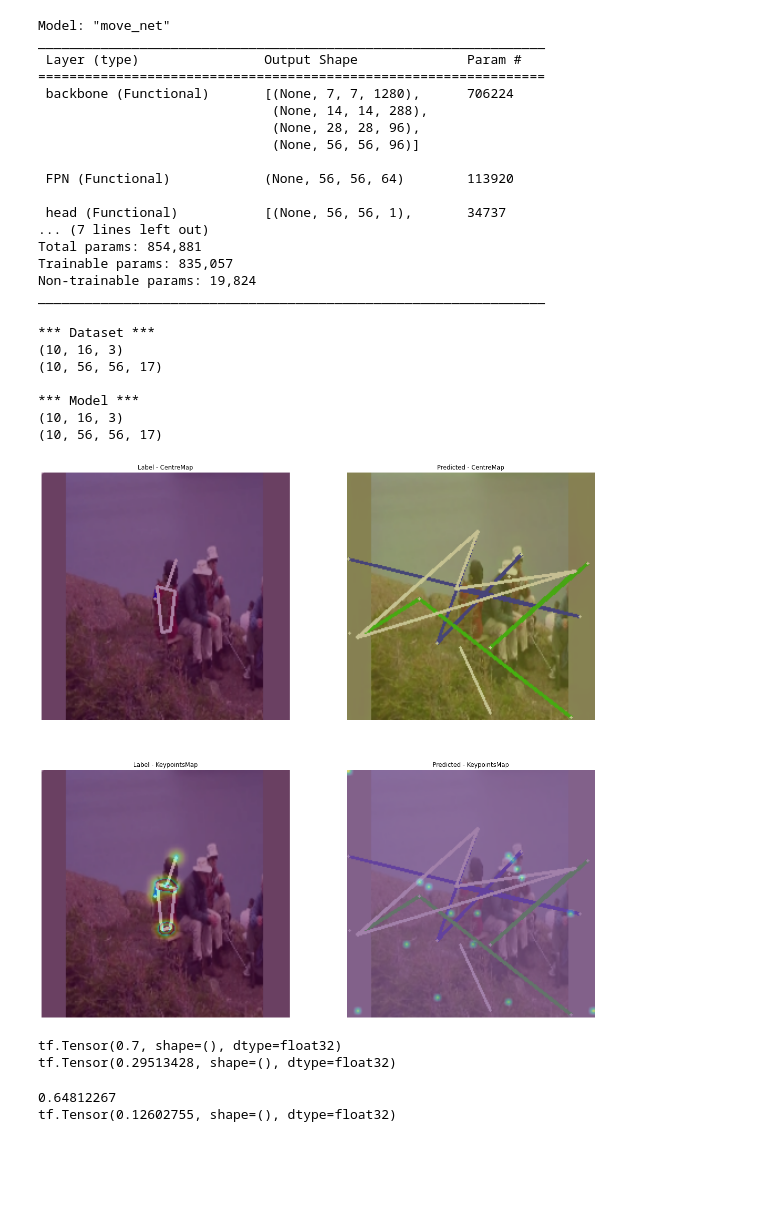
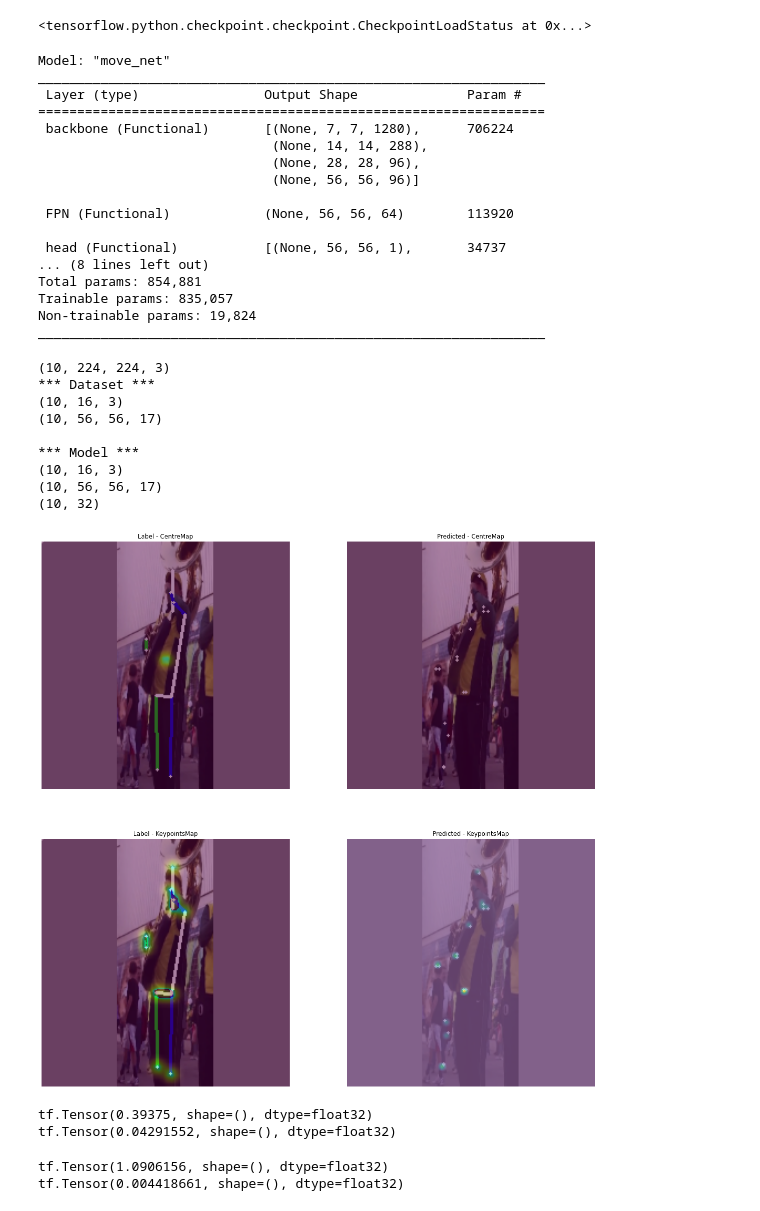
Before and after one commit to LorBordin/bodynet, a Jupyter notebook: dev_utils/architecture.ipynb, the cells around one changed output. Drawn from its saved outputs; the diff is of its cells as text; code cells hidden in the pictures; blank space fills up the shorter version.

```diff
--- a/dev_utils/architecture.ipynb
+++ b/dev_utils/architecture.ipynb
@@ -74,5 +74,7 @@ img = (np.random.uniform(
 # %%
-#model.load_weights("../saved_models/movenet_224.models")
+model.load_weights("../saved_models/movenet_224.models")
+# %% [output]
+<tensorflow.python.checkpoint.checkpoint.CheckpointLoadStatus at 0x...>
 # %%
 model.summary()
 # %% [output]
@@ -88,14 +90,15 @@ _________________________________________________________________
  FPN (Functional)            (None, 56, 56, 64)        113920
 
  head (Functional)           [(None, 56, 56, 1),       34737
-... (7 lines left out)
+... (8 lines left out)
 Total params: 854,881
 Trainable params: 835,057
 Non-trainable params: 19,824
 _________________________________________________________________
 # %%
 for img, (y1, y2) in ds.take(1):
-    coords, heatmaps = model(img)
+    coords, heatmaps, offsets = model(img)
+    print(img.shape)
     print("*** Dataset ***")
     print(y1.shape)
     print(y2.shape)
@@ -103,7 +106,9 @@ for img, (y1, y2) in ds.take(1):
     print("*** Model ***")
     print(coords.shape)
     print(heatmaps.shape)
+    print(offsets.shape)
 # %% [output]
+(10, 224, 224, 3)
 *** Dataset ***
 (10, 16, 3)
 (10, 56, 56, 17)
@@ -111,15 +116,16 @@ for img, (y1, y2) in ds.take(1):
 *** Model ***
 (10, 16, 3)
 (10, 56, 56, 17)
+(10, 32)
 # %%
 def draw_sample(i):
     sample = ((img[i].numpy() + 1) * 127.5).astype('uint8').copy()
 
-    coords, heatmaps = model(img[i:i+1])
+    coords, heatmaps, _ = model(img[i:i+1])
     #coords, heatmaps = postproc(y[i:i+1])
     coords = coords[0].numpy()[:, [1,2,0]]
 
-    sample_pred = draw_keypoints(sample, coords, .01, cfg.MPII_KEYPOINT_DICT)
+    sample_pred = draw_keypoints(sample, coords, .5, cfg.MPII_KEYPOINT_DICT)
     sample_orig = draw_keypoints(sample, y1[i].numpy()[:, [1,2,0]], .5, cfg.MPII_KEYPOINT_DICT)
 
     colormap=cv2.COLORMAP_VIRIDIS
@@ -177,18 +183,18 @@ def draw_sample(i):
     axs[1,1].axis('off')
     axs[1,1].set_title("Predicted - KeypointsMap")
 # %%
-draw_sample(9)
+draw_sample(0)
 # %% [output]
-[figure, old version]
+[figure, new version]
 # %%
 print(Accuracy(y1, model(img)[0]))
 print(avgMDE_2D(y1, model(img)[0]))
 # %% [output]
-tf.Tensor(0.7, shape=(), dtype=float32)
-tf.Tensor(0.29513428, shape=(), dtype=float32)
+tf.Tensor(0.39375, shape=(), dtype=float32)
+tf.Tensor(0.04291552, shape=(), dtype=float32)
 # %%
 print(ClassificationLoss(y1, model(img)[0]))
 print(RegrCoordsLoss(y1, model(img)[0]))
 # %% [output]
-0.64812267
-tf.Tensor(0.12602755, shape=(), dtype=float32)
+tf.Tensor(1.0906156, shape=(), dtype=float32)
+tf.Tensor(0.004418661, shape=(), dtype=float32)
```
Also changed, not shown: parts of 3 cells of this notebook, 6 other files.
